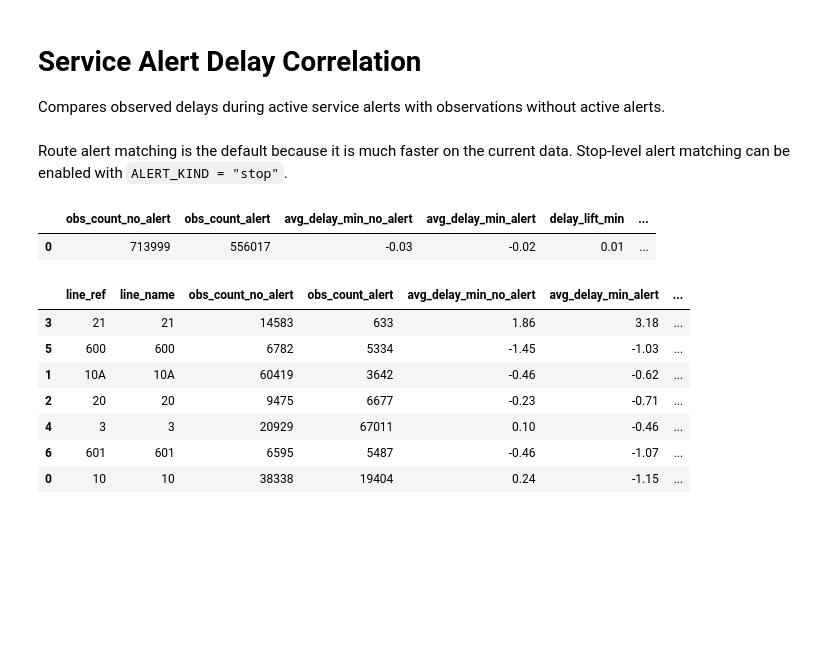
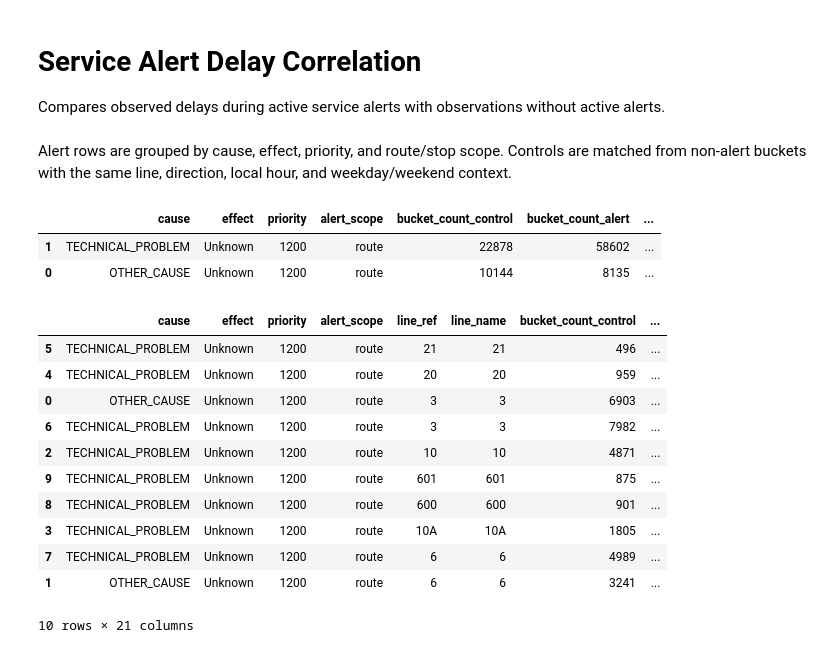
Before and after one commit to SanttuA/bus-lateness-analysis, a Jupyter notebook: notebooks/06_service_alert_delay_correlation.ipynb, the cells around one changed output. Saved outputs shown, nothing was run; the diff lists cells and outputs as text; code cells hidden in the pictures; blank space fills up the shorter version.

```diff
--- a/notebooks/06_service_alert_delay_correlation.ipynb
+++ b/notebooks/06_service_alert_delay_correlation.ipynb
@@ -25,32 +25,44 @@ LIMIT = 20
 MIN_OBSERVATIONS = 100
 ALERT_KIND = "route"  # "route", "stop", or "any"
 LINE_REF = None
+TIMEZONE = "Europe/Helsinki"
+QUALITY_MODE = "conservative"
+BUCKET = "trip-stop"
 # %% [markdown]
-Route alert matching is the default because it is much faster on the current data. Stop-level alert matching can be enabled with `ALERT_KIND = "stop"`.
+Alert rows are grouped by cause, effect, priority, and route/stop scope. Controls are matched from non-alert buckets with the same line, direction, local hour, and weekday/weekend context.
 # %%
 class Args:
     db = DB
     gtfs_dir = GTFS_DIR
     limit = LIMIT
     min_observations = MIN_OBSERVATIONS
     alert_kind = ALERT_KIND
     line_ref = LINE_REF
+    timezone = TIMEZONE
+    quality_mode = QUALITY_MODE
+    exclude_stop_call_disagreement = False
+    bucket = BUCKET
 
-overall, line = service_alerts.build_correlation(Args)
-overall
+grouped, line = service_alerts.build_correlation(Args)
+grouped
 # %% [output]
-|  | obs_count_no_alert | obs_count_alert | avg_delay_min_no_alert | avg_delay_min_alert | delay_lift_min | ... |
-| 0 | 713999 | 556017 | -0.03 | -0.02 | 0.01 | ... |
+|  | cause | effect | priority | alert_scope | bucket_count_control | bucket_count_alert | ... |
+| 1 | TECHNICAL_PROBLEM | Unknown | 1200 | route | 22878 | 58602 | ... |
+| 0 | OTHER_CAUSE | Unknown | 1200 | route | 10144 | 8135 | ... |
 # %%
 line
 # %% [output]
-|  | line_ref | line_name | obs_count_no_alert | obs_count_alert | avg_delay_min_no_alert | avg_delay_min_alert | ... |
-| 3 | 21 | 21 | 14583 | 633 | 1.86 | 3.18 | ... |
-| 5 | 600 | 600 | 6782 | 5334 | -1.45 | -1.03 | ... |
-| 1 | 10A | 10A | 60419 | 3642 | -0.46 | -0.62 | ... |
-| 2 | 20 | 20 | 9475 | 6677 | -0.23 | -0.71 | ... |
-| 4 | 3 | 3 | 20929 | 67011 | 0.10 | -0.46 | ... |
-| 6 | 601 | 601 | 6595 | 5487 | -0.46 | -1.07 | ... |
-| 0 | 10 | 10 | 38338 | 19404 | 0.24 | -1.15 | ... |
+|  | cause | effect | priority | alert_scope | line_ref | line_name | bucket_count_control | ... |
+| 5 | TECHNICAL_PROBLEM | Unknown | 1200 | route | 21 | 21 | 496 | ... |
+| 4 | TECHNICAL_PROBLEM | Unknown | 1200 | route | 20 | 20 | 959 | ... |
+| 0 | OTHER_CAUSE | Unknown | 1200 | route | 3 | 3 | 6903 | ... |
+| 6 | TECHNICAL_PROBLEM | Unknown | 1200 | route | 3 | 3 | 7982 | ... |
+| 2 | TECHNICAL_PROBLEM | Unknown | 1200 | route | 10 | 10 | 4871 | ... |
+| 9 | TECHNICAL_PROBLEM | Unknown | 1200 | route | 601 | 601 | 875 | ... |
+| 8 | TECHNICAL_PROBLEM | Unknown | 1200 | route | 600 | 600 | 901 | ... |
+| 3 | TECHNICAL_PROBLEM | Unknown | 1200 | route | 10A | 10A | 1805 | ... |
+| 7 | TECHNICAL_PROBLEM | Unknown | 1200 | route | 6 | 6 | 4989 | ... |
+| 1 | OTHER_CAUSE | Unknown | 1200 | route | 6 | 6 | 3241 | ... |
+10 rows × 21 columns
 # %%
 if not line.empty:
```
Also changed, not shown: parts of 1 cell of this notebook.
